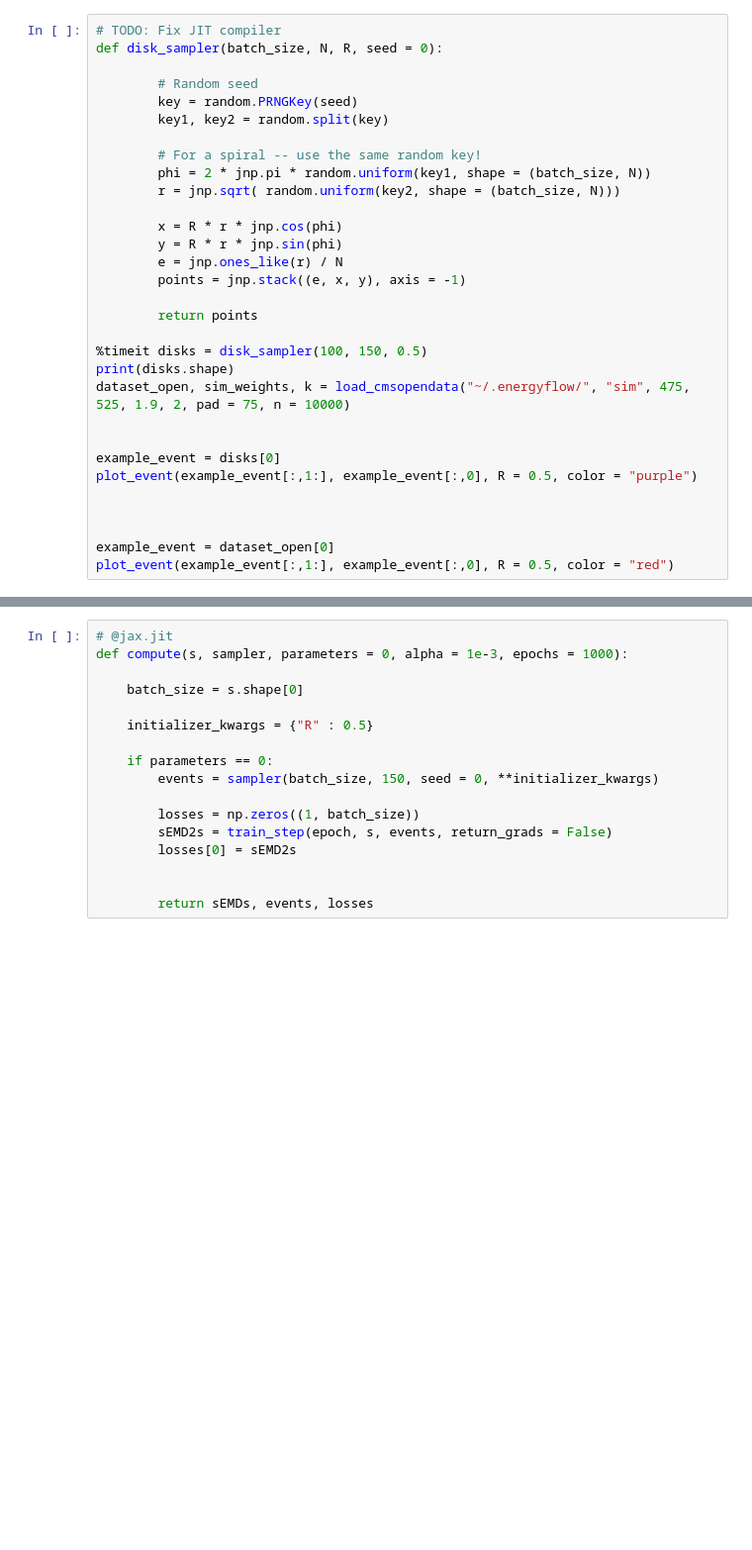
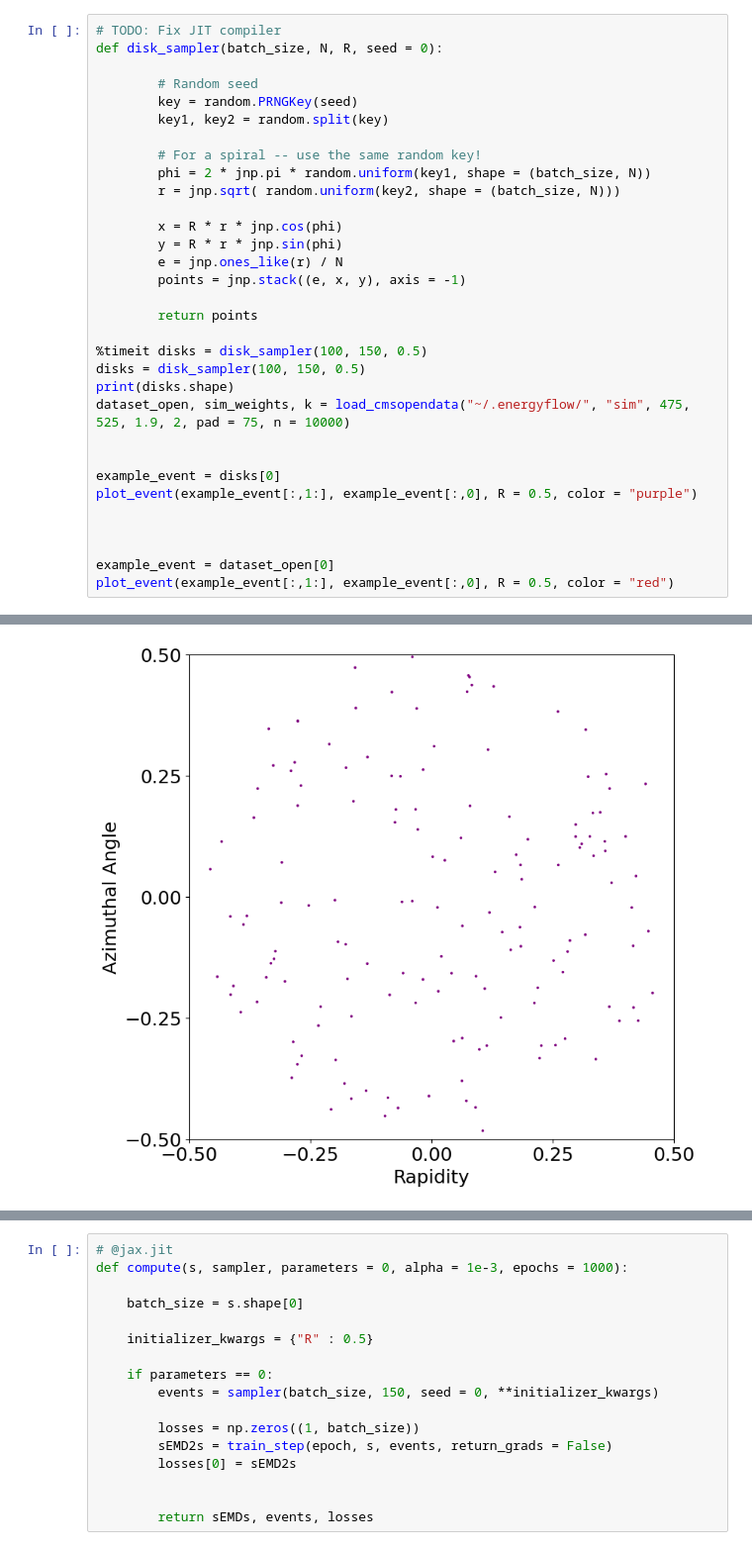
Before and after one commit to rikab/SPECTER, a Jupyter notebook: shapes.ipynb, the cells around one changed output, grey strips where cells are left out. Shown: that part at 99% size. Cells and saved outputs as stored; diff of their text form; blank space fills up the shorter version.

```diff
--- a/shapes.ipynb
+++ b/shapes.ipynb
@@ -37,6 +39,7 @@ def disk_sampler(batch_size, N, R, seed = 0):
         return points
 
 %timeit disks = disk_sampler(100, 150, 0.5)
+disks = disk_sampler(100, 150, 0.5)
 print(disks.shape)
 dataset_open, sim_weights, k = load_cmsopendata("~/.energyflow/", "sim", 475, 525, 1.9, 2, pad = 75, n = 10000)
 
@@ -52,0 +58 @@ plot_event(example_event[:,1:], example_event[:,0], R = 0.5, color = "red")
+[figure, added]
```
Also changed, not shown: parts of 8 cells of this notebook, 15 other files.
